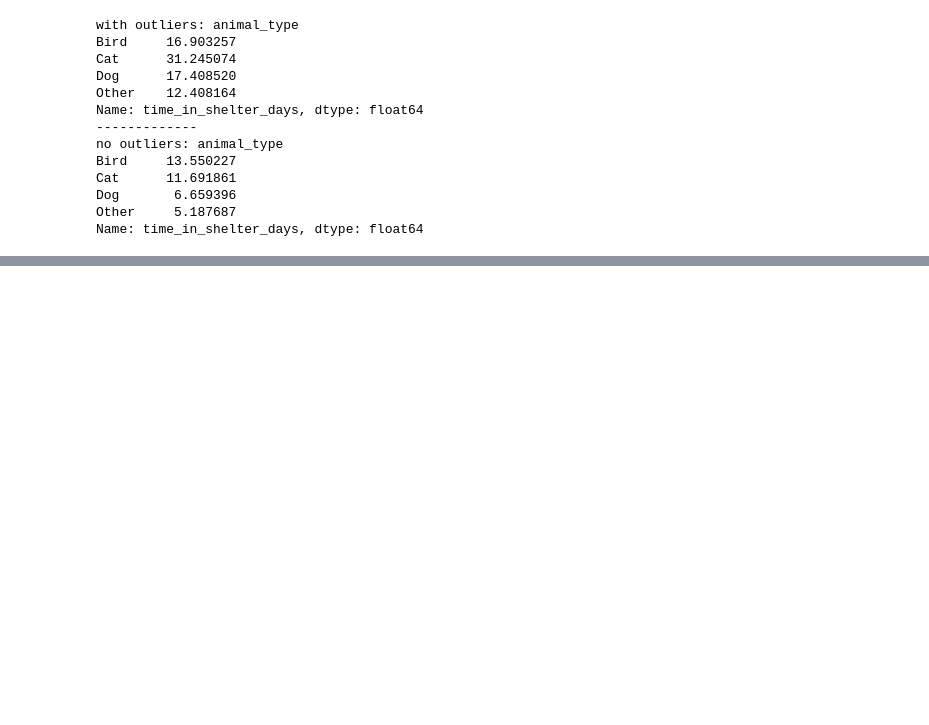
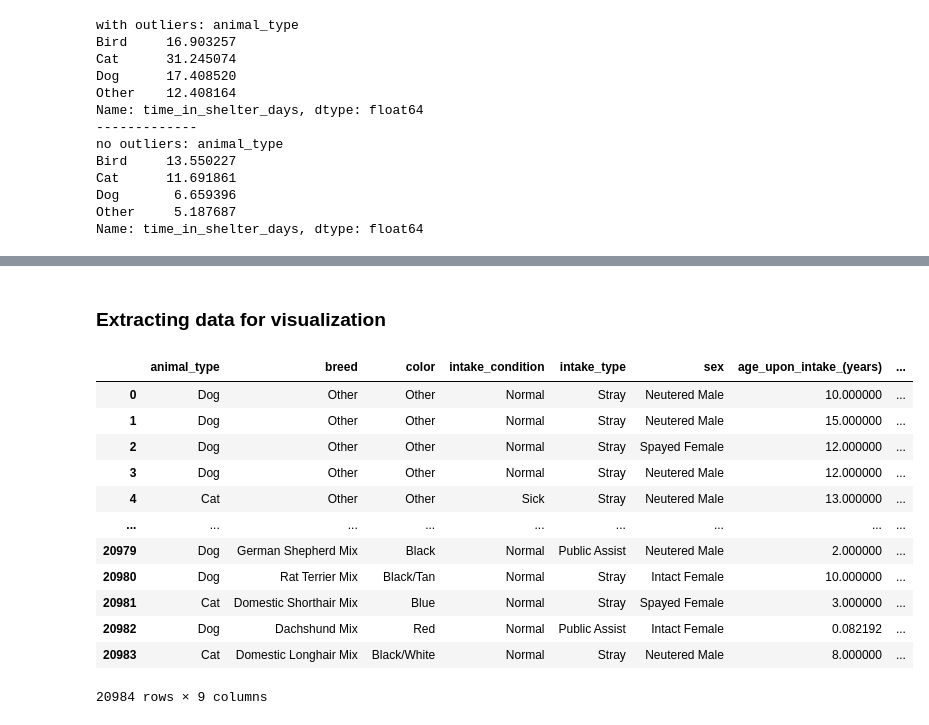
Before and after one commit to NicolasSpettel/Mid-Project, a Jupyter notebook: Mid-Project.ipynb, the cells around one changed output, grey strips where cells are left out. Saved outputs shown, nothing was run; the diff lists cells and outputs as text; code cells hidden in the pictures; blank space fills up the shorter version.

```diff
--- a/Mid-Project.ipynb
+++ b/Mid-Project.ipynb
@@ -614,0 +296,2 @@ data.to_excel("Animal_Welfare_Center.xlsx", index = False)
+# %%
+tableau = data.copy()
@@ -614,0 +613,18 @@ data.to_excel("Animal_Welfare_Center.xlsx", index = False)
+# %% [markdown]
+### Extracting data for visualization
+# %%
+tableau
+# %% [output]
+|  | animal_type | breed | color | intake_condition | intake_type | sex | age_upon_intake_(years) | ... |
+| 0 | Dog | Other | Other | Normal | Stray | Neutered Male | 10.000000 | ... |
+| 1 | Dog | Other | Other | Normal | Stray | Neutered Male | 15.000000 | ... |
+| 2 | Dog | Other | Other | Normal | Stray | Spayed Female | 12.000000 | ... |
+| 3 | Dog | Other | Other | Normal | Stray | Neutered Male | 12.000000 | ... |
+| 4 | Cat | Other | Other | Sick | Stray | Neutered Male | 13.000000 | ... |
+| ... | ... | ... | ... | ... | ... | ... | ... | ... |
+| 20979 | Dog | German Shepherd Mix | Black | Normal | Public Assist | Neutered Male | 2.000000 | ... |
+| 20980 | Dog | Rat Terrier Mix | Black/Tan | Normal | Stray | Intact Female | 10.000000 | ... |
+| 20981 | Cat | Domestic Shorthair Mix | Blue | Normal | Stray | Spayed Female | 3.000000 | ... |
+| 20982 | Dog | Dachshund Mix | Red | Normal | Public Assist | Intact Female | 0.082192 | ... |
+| 20983 | Cat | Domestic Longhair Mix | Black/White | Normal | Stray | Neutered Male | 8.000000 | ... |
+20984 rows × 9 columns
```
Also changed, not shown: parts of 52 cells of this notebook.
